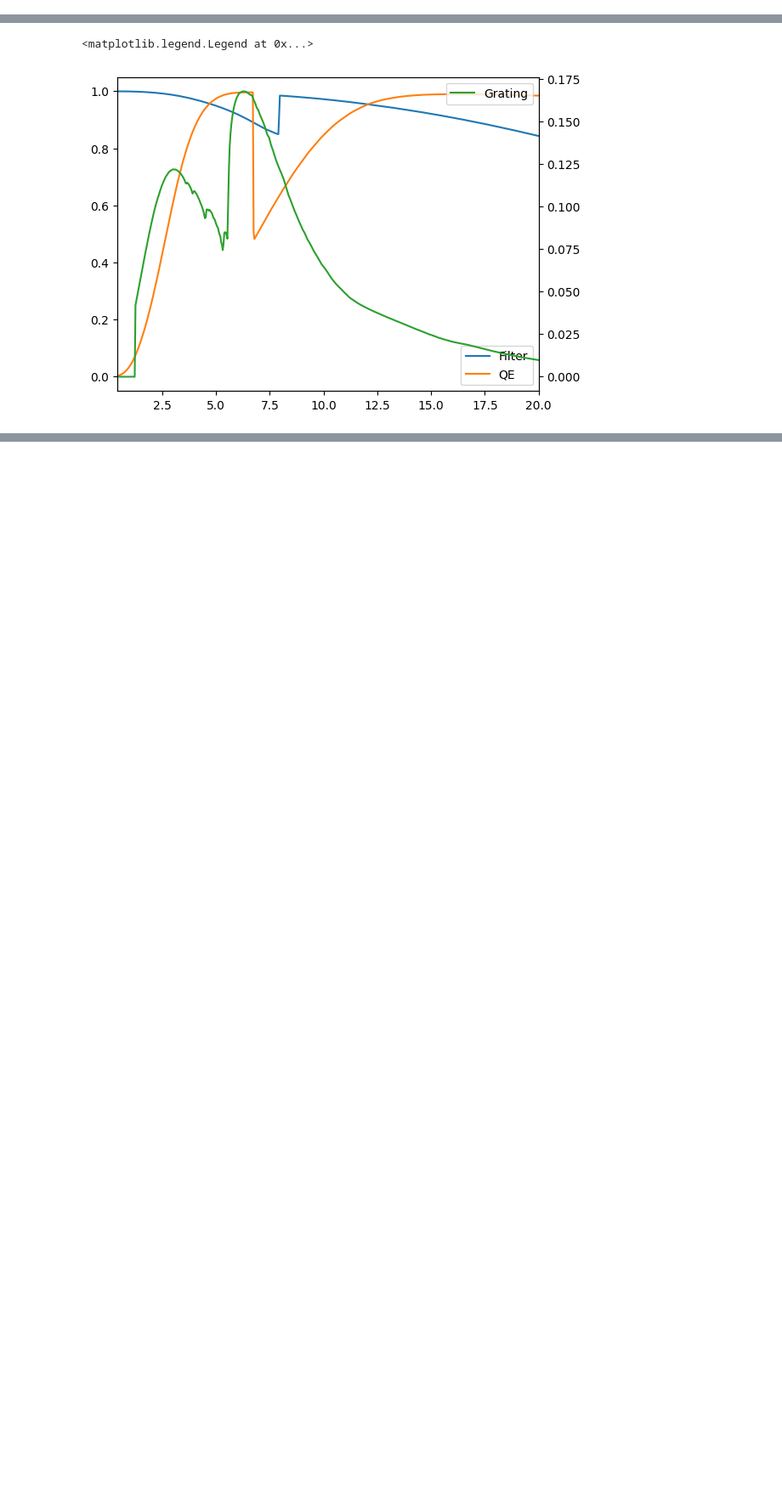
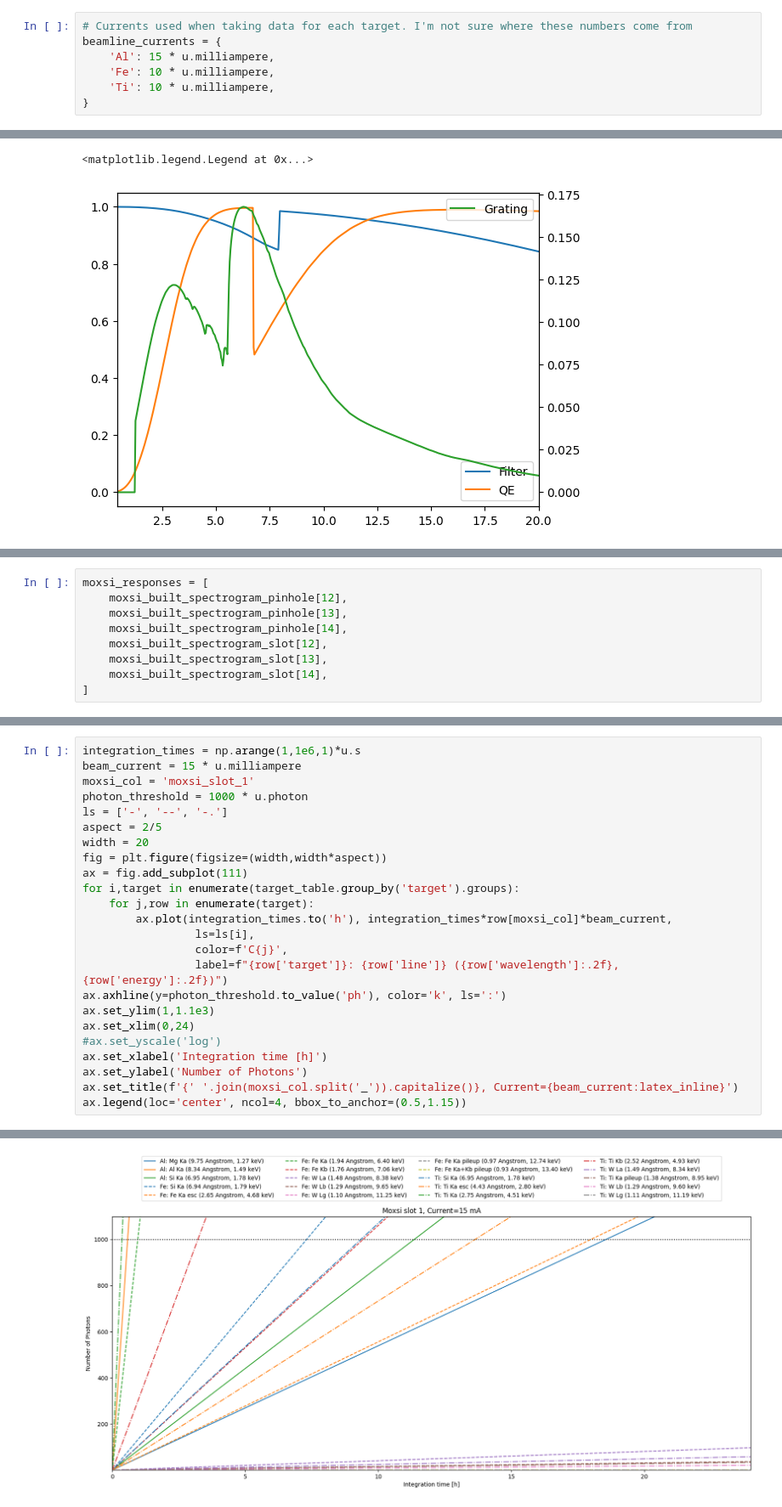
Before and after one commit to wtbarnes/moxsi-science-planning, a Jupyter notebook: calibration/calibration-predictions.ipynb, the cells around one changed output, grey strips where cells are left out. Shown at 85% size. Cells and saved outputs as stored; diff of their text form; blank space fills up the shorter version.

```diff
--- a/calibration/calibration-predictions.ipynb
+++ b/calibration/calibration-predictions.ipynb
@@ -13,2 +18,9 @@ from mocksipipeline.instrument.configuration import moxsi_built_spectrogram_pinh
+# %%
+# Currents used when taking data for each target. I'm not sure where these numbers come from
+beamline_currents = {
+    'Al': 15 * u.milliampere,
+    'Fe': 10 * u.milliampere,
+    'Ti': 10 * u.milliampere,
+}
 # %%
 tables = {}
@@ -164,0 +197,9 @@ plt.show()
+# %%
+moxsi_responses = [
+    moxsi_built_spectrogram_pinhole[12],
+    moxsi_built_spectrogram_pinhole[13],
+    moxsi_built_spectrogram_pinhole[14],
+    moxsi_built_spectrogram_slot[12],
+    moxsi_built_spectrogram_slot[13],
+    moxsi_built_spectrogram_slot[14],
+]
@@ -164,0 +279,25 @@ plt.show()
+# %%
+integration_times = np.arange(1,1e6,1)*u.s
+beam_current = 15 * u.milliampere
+moxsi_col = 'moxsi_slot_1'
+photon_threshold = 1000 * u.photon
+ls = ['-', '--', '-.']
+aspect = 2/5
+width = 20
+fig = plt.figure(figsize=(width,width*aspect))
+ax = fig.add_subplot(111)
+for i,target in enumerate(target_table.group_by('target').groups):
+    for j,row in enumerate(target):
+        ax.plot(integration_times.to('h'), integration_times*row[moxsi_col]*beam_current,
+                 ls=ls[i],
+                 color=f'C{j}',
+                 label=f"{row['target']}: {row['line']} ({row['wavelength']:.2f}, {row['energy']:.2f})")
+ax.axhline(y=photon_threshold.to_value('ph'), color='k', ls=':')
+ax.set_ylim(1,1.1e3)
+ax.set_xlim(0,24)
+#ax.set_yscale('log')
+ax.set_xlabel('Integration time [h]')
+ax.set_ylabel('Number of Photons')
+ax.set_title(f'{' '.join(moxsi_col.split('_')).capitalize()}, Current={beam_current:latex_inline}')
+ax.legend(loc='center', ncol=4, bbox_to_anchor=(0.5,1.15))
+# %% [output]
@@ -164,0 +305 @@ plt.show()
+[figure, added]
```
Also changed, not shown: parts of 46 cells of this notebook, 5 other files.
